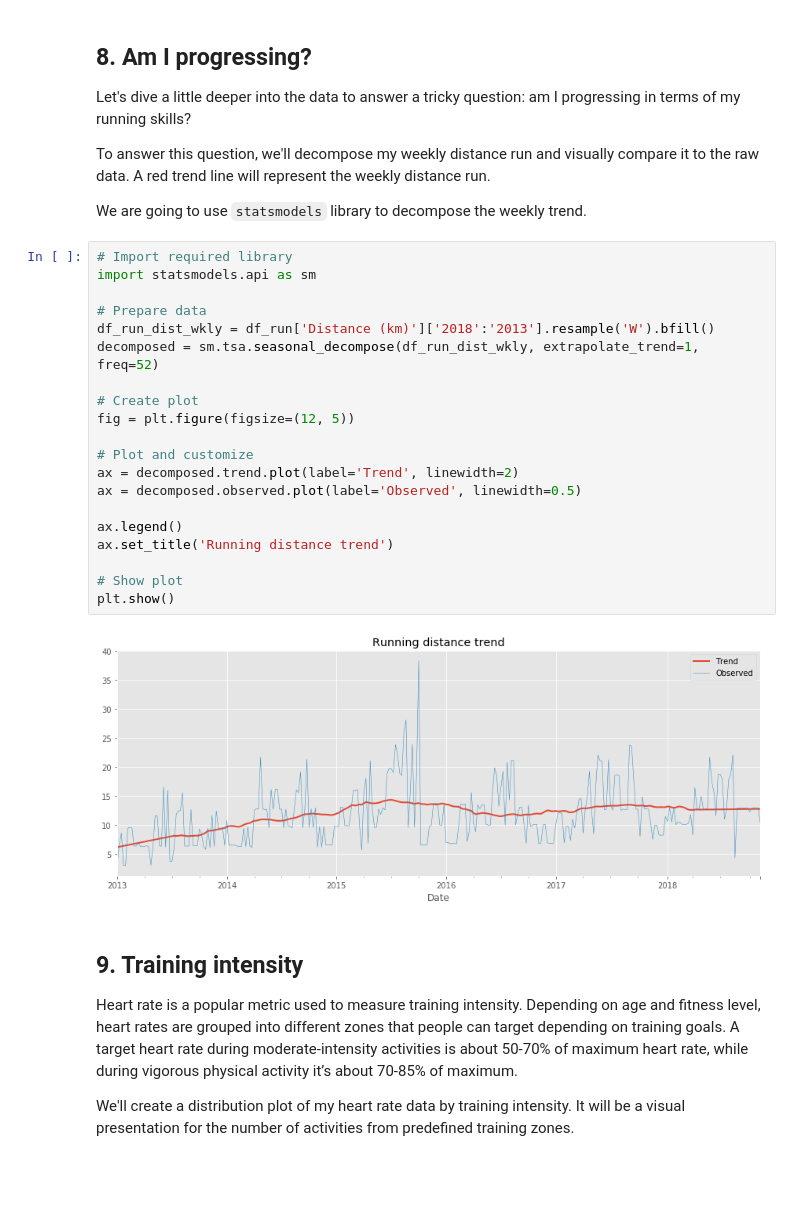
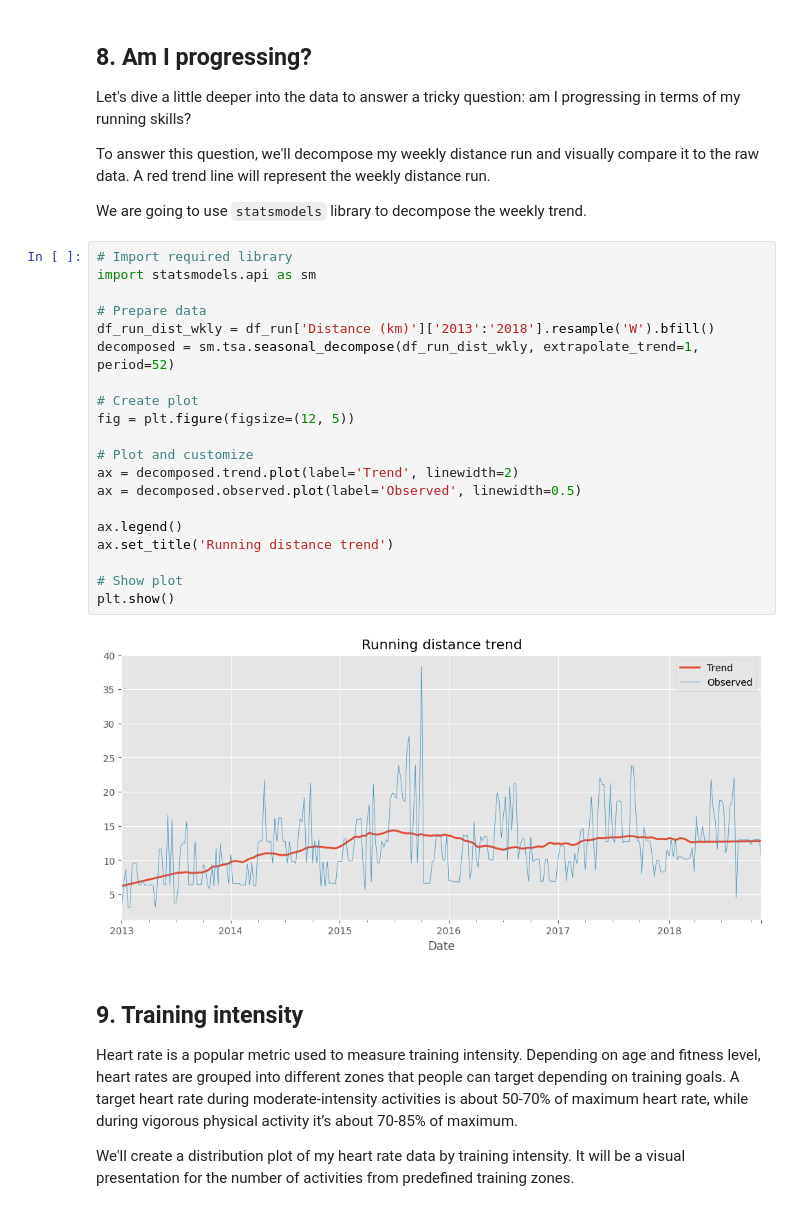
Before and after one commit to LarryEze/Python-R-Projects, a Jupyter notebook: Python/Analyze Your Runkeeper Fitness Data/notebook.ipynb, the cells around one changed output. Cells and saved outputs as stored; diff of their text form; blank space fills up the shorter version.

```diff
--- a/Python/Analyze Your Runkeeper Fitness Data/notebook.ipynb
+++ b/Python/Analyze Your Runkeeper Fitness Data/notebook.ipynb
@@ -249,25 +251,25 @@ plt.show()
 # %%
 # Import required library
 import statsmodels.api as sm
 
 # Prepare data
-df_run_dist_wkly = df_run['Distance (km)']['2018':'2013'].resample('W').bfill()
-decomposed = sm.tsa.seasonal_decompose(df_run_dist_wkly, extrapolate_trend=1, freq=52)
+df_run_dist_wkly = df_run['Distance (km)']['2013':'2018'].resample('W').bfill()
+decomposed = sm.tsa.seasonal_decompose(df_run_dist_wkly, extrapolate_trend=1, period=52)
 
 # Create plot
 fig = plt.figure(figsize=(12, 5))
 
 # Plot and customize
 ax = decomposed.trend.plot(label='Trend', linewidth=2)
 ax = decomposed.observed.plot(label='Observed', linewidth=0.5)
 
 ax.legend()
 ax.set_title('Running distance trend')
 
 # Show plot
 plt.show()
 # %% [output]
-[figure, old version]
+[figure, new version]
 # %% [markdown]
 ## 9. Training intensity
 <p>Heart rate is a popular metric used to measure training intensity. Depending on age and fitness level, heart rates are grouped into different zones that people can target depending on training goals. A target heart rate during moderate-intensity activities is about 50-70% of maximum heart rate, while during vigorous physical activity it’s about 70-85% of maximum.</p>
```
Also changed, not shown: parts of 6 cells of this notebook.
